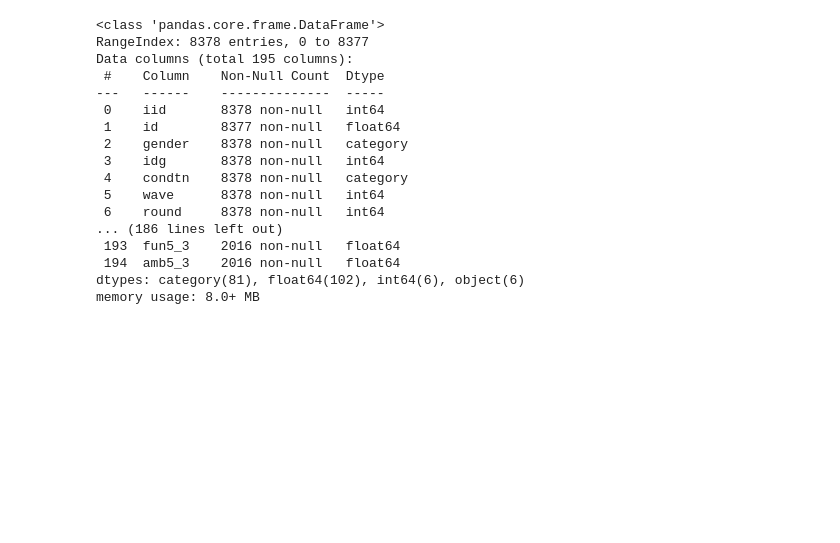
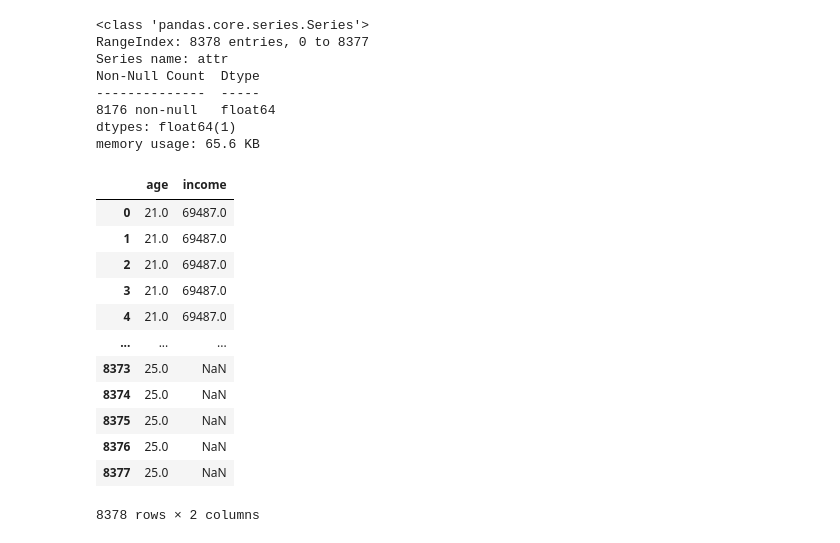
Before and after one commit to SvenWeiss-HDM/Projektgruppe_A, a Jupyter notebook: data/interim/transform.ipynb, the cells around one changed output. Cells and saved outputs as stored; diff of their text form; code cells hidden in the pictures; blank space fills up the shorter version.

Commit message:
TransformedData

```diff
--- a/data/interim/transform.ipynb
+++ b/data/interim/transform.ipynb
@@ -20,7 +21,6 @@ cat_vars = [
     "like_o",
     "prob_o",
     "met_o",
-    "age",
     "field_cd",
     "race",
     "imprace",
@@ -86,6 +86,16 @@ cat_vars = [
 ]
 
 float_vars = [
+        "dec",
+    "attr",
+    "sinc",
+    "intel",
+    "fun",
+    "amb",
+    "shar",
+    "like",
+    "prob",
+    "met",
     "int_corr",
     "pf_o_att",
     "pf_o_sin",
@@ -115,6 +125,7 @@ float_vars = [
 ]
 
 int_vars = [
+    "age",
     "iid",
     "id",
     "idg",
@@ -172,26 +171,33 @@ df[cat_vars]=df[cat_vars].astype("category",copy=False)
 df[float_vars]=df[float_vars].astype("float",copy=False)
 df[str_vars]=df[str_vars].astype("str",copy=False)
 # %%
-df.info(verbose=True,show_counts=True)
+df["attr"].info(verbose=True,show_counts=True)
 # %% [output]
-<class 'pandas.core.frame.DataFrame'>
+<class 'pandas.core.series.Series'>
 RangeIndex: 8378 entries, 0 to 8377
-Data columns (total 195 columns):
- #    Column    Non-Null Count  Dtype
----   ------    --------------  -----
- 0    iid       8378 non-null   int64
- 1    id        8377 non-null   float64
- 2    gender    8378 non-null   category
- 3    idg       8378 non-null   int64
- 4    condtn    8378 non-null   category
- 5    wave      8378 non-null   int64
- 6    round     8378 non-null   int64
-... (186 lines left out)
- 193  fun5_3    2016 non-null   float64
- 194  amb5_3    2016 non-null   float64
-dtypes: category(81), float64(102), int64(6), object(6)
-memory usage: 8.0+ MB
+Series name: attr
+Non-Null Count  Dtype
+--------------  -----
+8176 non-null   float64
+dtypes: float64(1)
+memory usage: 65.6 KB
 # %%
 dftypes=df.dtypes.to_frame('dtypes').reset_index()
 dftypes.to_csv("Typeframe")
 df.to_csv("TransformedData")
+# %%
+df[["age","income"]]
+# %% [output]
+|  | age | income |
+| 0 | 21.0 | 69487.0 |
+| 1 | 21.0 | 69487.0 |
+| 2 | 21.0 | 69487.0 |
+| 3 | 21.0 | 69487.0 |
+| 4 | 21.0 | 69487.0 |
+| ... | ... | ... |
+| 8373 | 25.0 | NaN |
+| 8374 | 25.0 | NaN |
+| 8375 | 25.0 | NaN |
+| 8376 | 25.0 | NaN |
+| 8377 | 25.0 | NaN |
+8378 rows × 2 columns
```
Also changed, not shown: parts of 7 cells of this notebook, 3 other files.
